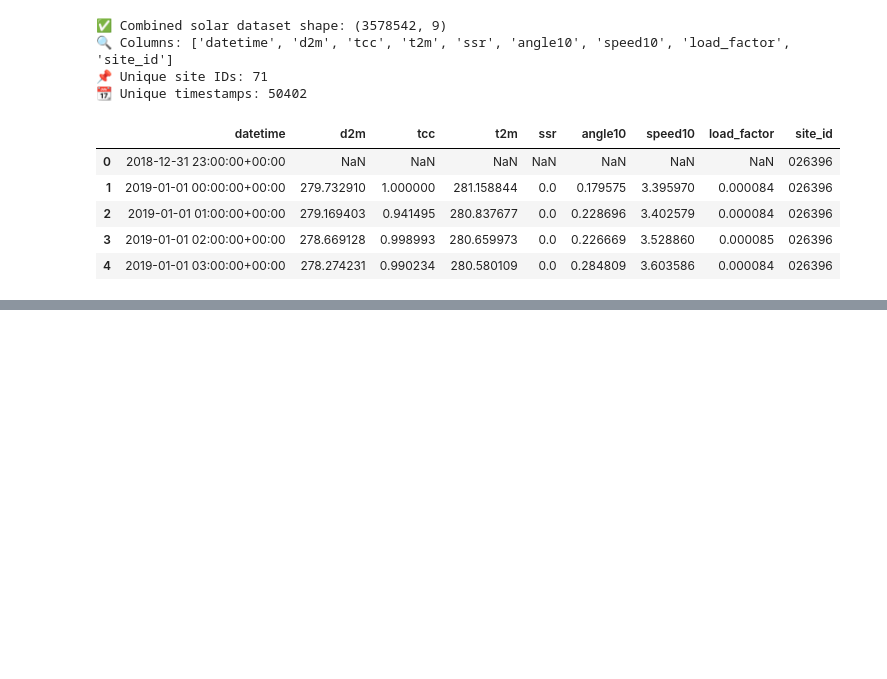
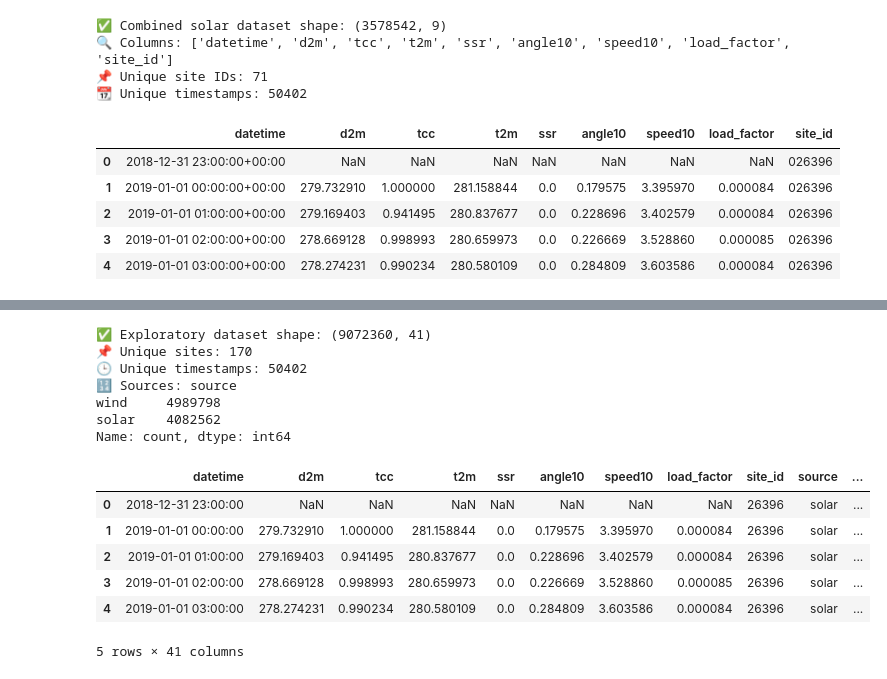
Before and after one commit to helhendawy/QDC-Lib, a Jupyter notebook: Comprehensive CODE.ipynb, the cells around one changed output, grey strips where cells are left out. Cells and saved outputs as stored; diff of their text form; code cells hidden in the pictures; blank space fills up the shorter version.

```diff
--- a/Comprehensive CODE.ipynb
+++ b/Comprehensive CODE.ipynb
@@ -323,0 +579,37 @@ display(solar_all_df.head())
+# %%
+# Remove timezone from price_cleaned_df datetime
+price_cleaned_df['datetime'] = pd.to_datetime(price_cleaned_df['datetime'], utc=True)
+price_cleaned_df['datetime'] = price_cleaned_df['datetime'].dt.tz_localize(None)
+
+# Remove timezone from all_sites_df datetime
+all_sites_df['datetime'] = pd.to_datetime(all_sites_df['datetime'], utc=True)
+all_sites_df['datetime'] = all_sites_df['datetime'].dt.tz_localize(None)
+
+# ✅ Optional check
+assert all_sites_df['datetime'].dt.tz is None
+assert price_cleaned_df['datetime'].dt.tz is None
+
+# Merge
+exploratory_df = all_sites_df.merge(price_cleaned_df, on='datetime', how='left')
+
+# Sanity check
+print("✅ Exploratory dataset shape:", exploratory_df.shape)
+print("📌 Unique sites:", exploratory_df['site_id'].nunique())
+print("🕒 Unique timestamps:", exploratory_df['datetime'].nunique())
+print("🔢 Sources:", exploratory_df['source'].value_counts())
+display(exploratory_df.head())
+# %% [output]
+✅ Exploratory dataset shape: (9072360, 41)
+📌 Unique sites: 170
+🕒 Unique timestamps: 50402
+🔢 Sources: source
+wind     4989798
+solar    4082562
+Name: count, dtype: int64
+|  | datetime | d2m | tcc | t2m | ssr | angle10 | speed10 | load_factor | site_id | source | ... |
+| 0 | 2018-12-31 23:00:00 | NaN | NaN | NaN | NaN | NaN | NaN | NaN | 26396 | solar | ... |
+| 1 | 2019-01-01 00:00:00 | 279.732910 | 1.000000 | 281.158844 | 0.0 | 0.179575 | 3.395970 | 0.000084 | 26396 | solar | ... |
+| 2 | 2019-01-01 01:00:00 | 279.169403 | 0.941495 | 280.837677 | 0.0 | 0.228696 | 3.402579 | 0.000084 | 26396 | solar | ... |
+| 3 | 2019-01-01 02:00:00 | 278.669128 | 0.998993 | 280.659973 | 0.0 | 0.226669 | 3.528860 | 0.000085 | 26396 | solar | ... |
+| 4 | 2019-01-01 03:00:00 | 278.274231 | 0.990234 | 280.580109 | 0.0 | 0.284809 | 3.603586 | 0.000084 | 26396 | solar | ... |
+5 rows × 41 columns
```
Also changed, not shown: parts of 9 cells of this notebook, 2 other files.
